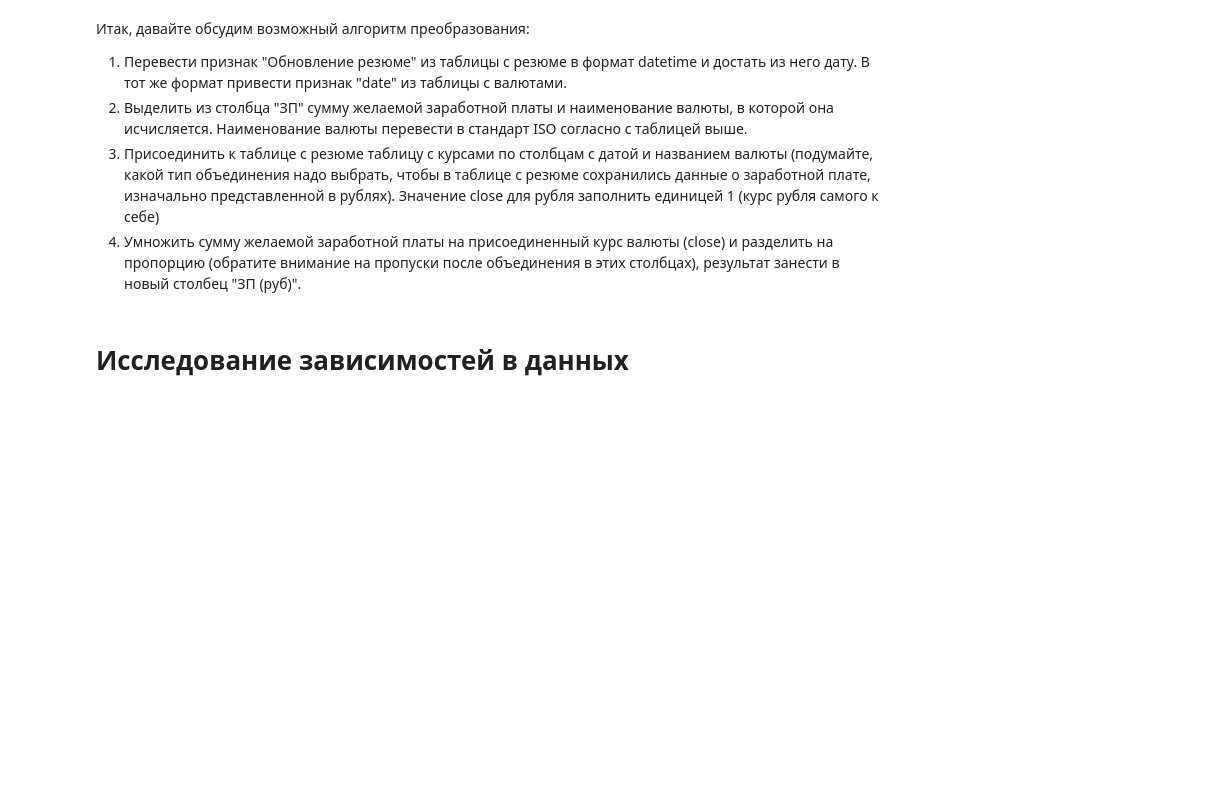
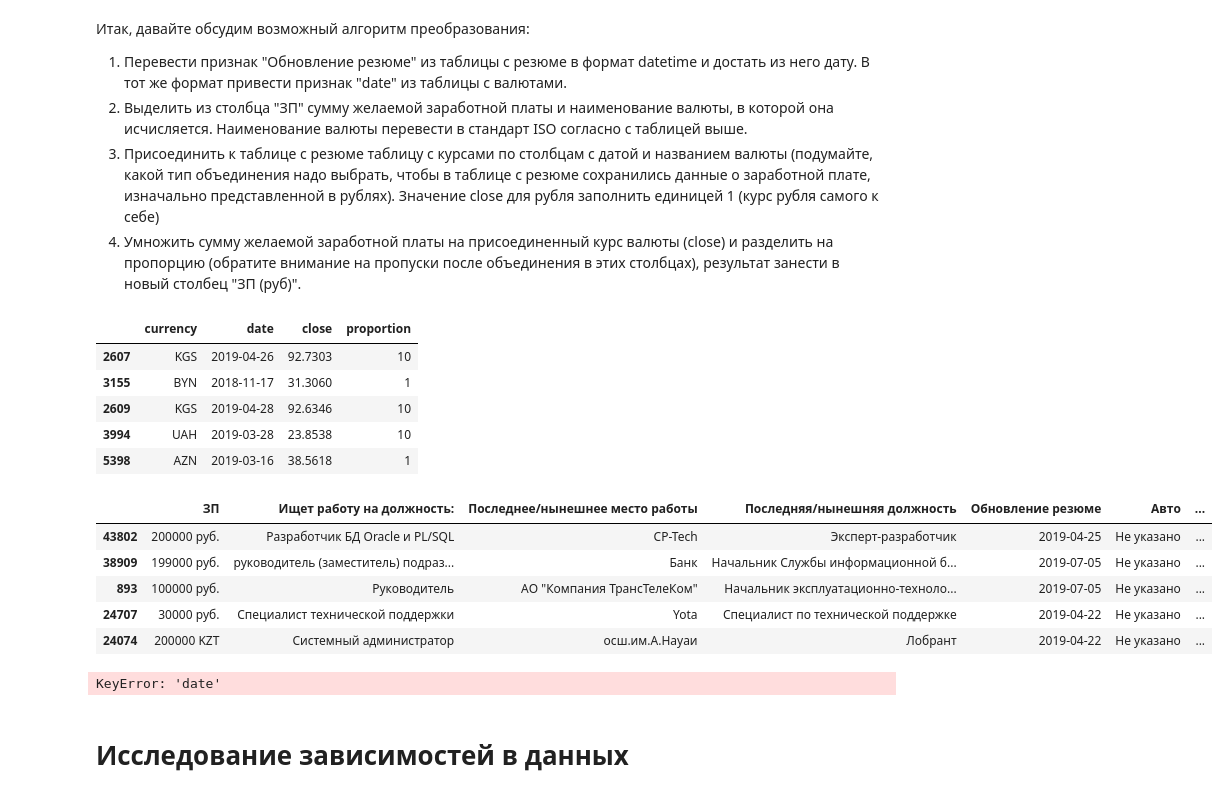
Before and after one commit to anya-chocolat/HaadHunter-analysis, a Jupyter notebook: Project-1.ipynb, the cells around one changed output. Cells and saved outputs as stored; diff of their text form; code cells hidden in the pictures; blank space fills up the shorter version.

```diff
--- a/Project-1.ipynb
+++ b/Project-1.ipynb
@@ -178,7 +474,55 @@ NameError: name 'data' is not defined
 3. Присоединить к таблице с резюме таблицу с курсами по столбцам с датой и названием валюты (подумайте, какой тип объединения надо выбрать, чтобы в таблице с резюме сохранились данные о заработной плате, изначально представленной в рублях). Значение close для рубля заполнить единицей 1 (курс рубля самого к себе)
 4. Умножить сумму желаемой заработной платы на присоединенный курс валюты (close) и разделить на пропорцию (обратите внимание на пропуски после объединения в этих столбцах), результат занести в новый столбец "ЗП (руб)".
 # %%
-#ваш код здесь
+# Загружаем и преобзразуем таблицу с валютами:
+rates = pd.read_csv('ExchangeRates.csv')
+rates.drop(columns=['per', 'time', 'vol'], inplace=True)
+rates.date = pd.to_datetime(rates.date)
+display(rates.sample(5))
+
+# Извлекаем дату обновления резюме:
+data['Обновление резюме'] = pd.to_datetime(data['Обновление резюме'])
+data['Обновление резюме'] = data['Обновление резюме'].apply(lambda x: x.date())
+
+# Извлекаем сумму и валюту из столбца "ЗП":
+data['ЗП сумма'] = data['ЗП'].apply(
+    lambda x: int(re.findall(r'(\d+)\s*([А-Яа-яA-Za-z\.]+)', x)[0][0]))
+data['ЗП валюта'] = data['ЗП'].apply(
+    lambda x: re.findall(r'(\d+)\s*([А-Яа-яA-Za-z\.]+)', x)[0][1])
+
+# Переводим наименование валюты в стандарт ISO:
+currency_table = {
+    'руб.': 'RUB',
+    'грн.': 'UAH',
+    'USD': 'USD',
+    'EUR': 'EUR',
+    'бел.руб.': 'BYN',
+    'KGS': 'KGS',
+    'сум': 'UZS',
+    'AZN': 'AZN',
+    'KZT': 'KZT',
+}
+data['ЗП валюта'] = data['ЗП валюта'].apply(lambda x: currency_table[x])
+
+# Присоединяем к таблице с резюме таблицу с курсами:
+# %% [output]
+|  | currency | date | close | proportion |
+| 2607 | KGS | 2019-04-26 | 92.7303 | 10 |
+| 3155 | BYN | 2018-11-17 | 31.3060 | 1 |
+| 2609 | KGS | 2019-04-28 | 92.6346 | 10 |
+| 3994 | UAH | 2019-03-28 | 23.8538 | 10 |
+| 5398 | AZN | 2019-03-16 | 38.5618 | 1 |
+|  | ЗП | Ищет работу на должность: | Последнее/нынешнее место работы | Последняя/нынешняя должность | Обновление резюме | Авто | ... |
+| 43802 | 200000 руб. | Разработчик БД Oracle и PL/SQL | CP-Tech | Эксперт-разработчик | 2019-04-25 | Не указано | ... |
+| 38909 | 199000 руб. | руководитель (заместитель) подраз... | Банк | Начальник Службы информационной б... | 2019-07-05 | Не указано | ... |
+| 893 | 100000 руб. | Руководитель | АО "Компания ТрансТелеКом" | Начальник эксплуатационно-техноло... | 2019-07-05 | Не указано | ... |
+| 24707 | 30000 руб. | Специалист технической поддержки | Yota | Специалист по технической поддержке | 2019-04-22 | Не указано | ... |
+| 24074 | 200000 KZT | Системный администратор | осш.им.А.Науаи | Лобрант | 2019-04-22 | Не указано | ... |
+# %%
+result = pd.merge(data, rates, how='inner', on=['date', 'name'])
+result
+# %% [output]
+KeyError: 'date'
 # %% [markdown]
 # Исследование зависимостей в данных
 # %% [markdown]
```
Also changed, not shown: parts of 19 cells of this notebook.
